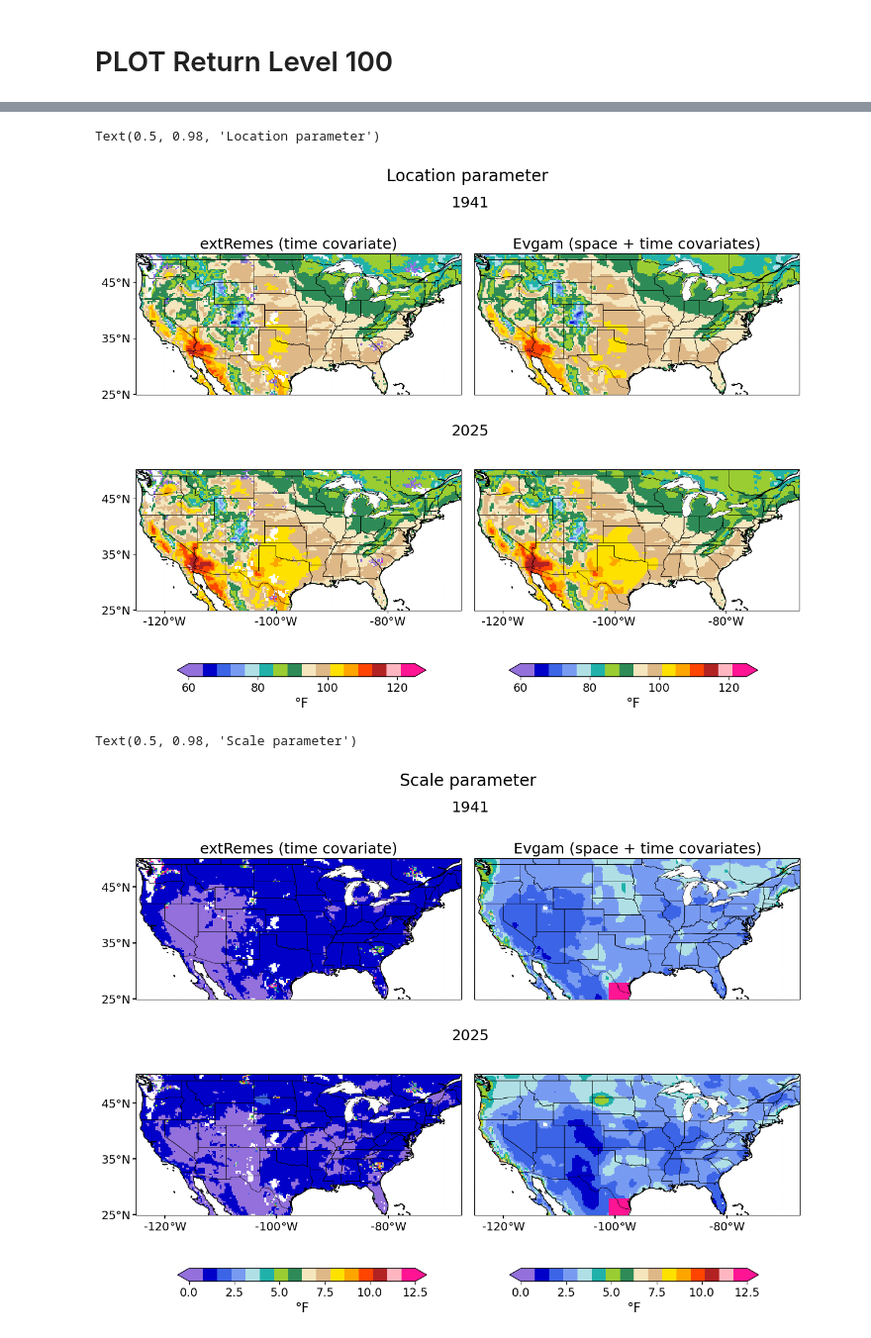
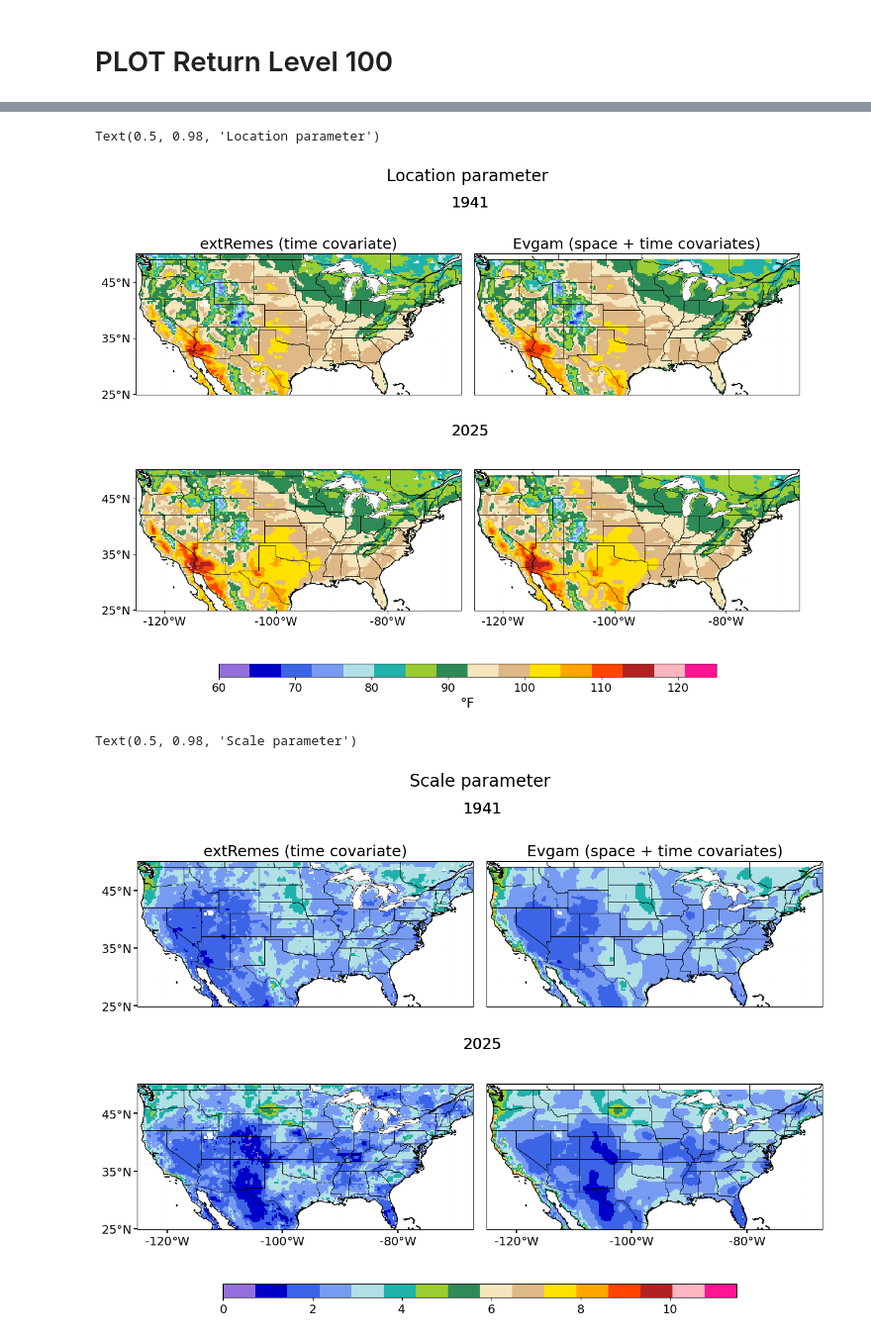
Before and after one commit to GaelleHervieux/TXx, a Jupyter notebook: TXx_CONUS_plots_evgam_extremes_1940-2025.ipynb, the cells around one changed output, grey strips where cells are left out. Shown at 99% size. Saved outputs shown, nothing was run; the diff lists cells and outputs as text; code cells hidden in the pictures.

```diff
--- a/TXx_CONUS_plots_evgam_extremes_1940-2025.ipynb
+++ b/TXx_CONUS_plots_evgam_extremes_1940-2025.ipynb
@@ -134,15 +128,13 @@ Text(0.5, 0.98, 'Return Level 100year')
 # %%
-clevs = np.arange(-20,21,1)
+clevs = np.arange(-15,16,1)
 cmap = plt.get_cmap(cmaps.ncl_default,len(clevs)).copy()
 
 proj=ccrs.PlateCarree()
 fig, ax = plt.subplots(nrows=1,ncols=2,figsize=(14,7),subplot_kw={'projection':proj})
 plt.subplots_adjust(bottom=0.2,left=0.1, right=0.9,top=0.9,hspace=0.04,wspace=0.04)
 ax = ax.flatten()
-ix=0
-cc1 = (Trl100[ix].sel(time=yeare)-Trl100[ix].sel(time=yearb)).plot.pcolormesh(ax=ax[ix],cmap=cmap,vmin=clevs[0],vmax=clevs[-1],add_colorbar=False)
-ix=1
-cc2 = (Trl100[ix].sel(time=yeare)-Trl100[ix].sel(time=yearb)).plot.pcolormesh(ax=ax[ix],cmap=cmap,vmin=clevs[0],vmax=clevs[-1],add_colorbar=False)
+for ix in range(0,2):
+  cc = (Trl100[ix].sel(time=yeare)-Trl100[ix].sel(time=yearb)).plot.pcolormesh(ax=ax[ix],cmap=cmap,vmin=clevs[0],vmax=clevs[-1],add_colorbar=False)
 
 ####
 for ix in range(0,len(ax)):
@@ -165,14 +157,8 @@ for ix in range(0,1,2):
   ax[ix].set_yticklabels([f'{round(ixx)}$\degree$N' for ixx in ax[ix].get_yticks()],size=14)
 #
 #
-ax_cbar = fig.add_axes([0.15, 0.2, 0.3, 0.02])
-cbar=fig.colorbar(cc1,cax=ax_cbar,shrink=0.5,orientation='horizontal',extend='both')
-cbar.ax.tick_params(labelsize=14)
-cbar.set_label(label=units,fontsize=16)
-#
-ax_cbar = fig.add_axes([0.55, 0.2, 0.3, 0.02])
-cbar=fig.colorbar(cc2,cax=ax_cbar,shrink=0.5,orientation='horizontal',extend='both')
-cbar.ax.tick_params(labelsize=14)
+ax_cbar = fig.add_axes([0.2, 0.2, 0.6, 0.02])
+cbar=fig.colorbar(cc,cax=ax_cbar,shrink=0.5,orientation='horizontal')
 cbar.set_label(label=units,fontsize=16)
 plt.suptitle(f'Return Level 100year Difference {yeare} - {yearb}',fontsize=20)
 # %% [output]
@@ -181,18 +167,16 @@ Text(0.5, 0.98, 'Return Level 100year Difference 2025 - 1941')
 # %%
 clevs = np.arange(60,130,5)
 cmap = plt.get_cmap(cmaps.amwg,len(clevs)).copy()
-#cmap.set_extremes(under='plum', over='magenta')
 
 proj=ccrs.PlateCarree()
 fig, ax = plt.subplots(nrows=2,ncols=2,figsize=(14,11),subplot_kw={'projection':proj})
 plt.subplots_adjust(bottom=0.25,left=0.1, right=0.9,top=0.9,hspace=0.04,wspace=0.04)
 ax = ax.flatten()
-cc1 = Tloc[0].sel(time=yearb).plot.pcolormesh(ax=ax[0],cmap=cmap,vmin=clevs[0],vmax=clevs[-1],add_colorbar=False)
-Tloc[1].sel(time=yearb).plot.pcolormesh(ax=ax[1],cmap=cmap,vmin=clevs[0],vmax=clevs[-1],add_colorbar=False)
-Tloc[0].sel(time=yeare).plot.pcolormesh(ax=ax[2],cmap=cmap,vmin=clevs[0],vmax=clevs[-1],add_colorbar=False)
-cc2 = Tloc[1].sel(time=yeare).plot.pcolormesh(ax=ax[3],cmap=cmap,vmin=clevs[0],vmax=clevs[-1],add_colorbar=False)
-fig.text(0.48,0.92,yearb,fontsize=18)
-fig.text(0.48,0.57,yeare,fontsize=18)
+for ix in range(0,2):
+  cc = Tloc[ix].sel(time=yearb).plot.pcolormesh(ax=ax[ix],cmap=cmap,vmin=clevs[0],vmax=clevs[-1],add_colorbar=False)
+  cc = Tloc[ix].sel(time=yeare).plot.pcolormesh(ax=ax[ix+2],cmap=cmap,vmin=clevs[0],vmax=clevs[-1],add_colorbar=False)
+  fig.text(0.48,0.92,yearb,fontsize=18)
+  fig.text(0.48,0.57,yeare,fontsize=18)
   ####
 for ix in range(0,len(ax)):
   grd = ax[ix].gridlines(
@@ -217,72 +201,59 @@ for ix in range(0,3,2):
   ax[ix].set_yticks(ax[ix].get_yticks()[1:-1:2],crs=ccrs.PlateCarree())
   ax[ix].set_yticklabels([f'{round(ixx)}$\degree$N' for ixx in ax[ix].get_yticks()],size=14)
 #
-#
-ax_cbar = fig.add_axes([0.15, 0.2, 0.3, 0.02])
-cbar=fig.colorbar(cc1,cax=ax_cbar,shrink=0.5,orientation='horizontal',extend='both')
-cbar.ax.tick_params(labelsize=14)
-cbar.set_label(label=units,fontsize=16)
-#
-ax_cbar = fig.add_axes([0.55, 0.2, 0.3, 0.02])
-cbar=fig.colorbar(cc2,cax=ax_cbar,shrink=0.5,orientation='horizontal',extend='both')
+ax_cbar = fig.add_axes([0.2, 0.2, 0.6, 0.02])
+cbar=fig.colorbar(cc,cax=ax_cbar,shrink=0.5,orientation='horizontal')
 cbar.ax.tick_params(labelsize=14)
 cbar.set_label(label=units,fontsize=16)
 #
 plt.suptitle(f'Location parameter',fontsize=20)
 # %% [output]
 Text(0.5, 0.98, 'Location parameter')
-[figure, old version]
+[figure, new version]
 # %%
-clevs = np.arange(0,13,.5)
+clevs = np.arange(0,12,.5)
 cmap = plt.get_cmap(cmaps.amwg,len(clevs)).copy()
-
 
 proj=ccrs.PlateCarree()
 fig, ax = plt.subplots(nrows=2,ncols=2,figsize=(14,11),subplot_kw={'projection':proj})
 plt.subplots_adjust(bottom=0.25,left=0.1, right=0.9,top=0.9,hspace=0.04,wspace=0.04)
 ax = ax.flatten()
-cc1 = Tscale[0].sel(time=yearb).plot.pcolormesh(ax=ax[0],cmap=cmap,vmin=clevs[0],vmax=clevs[-1],add_colorbar=False)
-Tscale[1].sel(time=yearb).plot.pcolormesh(ax=ax[1],cmap=cmap,vmin=clevs[0],vmax=clevs[-1],add_colorbar=False)
-Tscale[0].sel(time=yeare).plot.pcolormesh(ax=ax[2],cmap=cmap,vmin=clevs[0],vmax=clevs[-1],add_colorbar=False)
-cc2 = Tscale[1].sel(time=yeare).plot.pcolormesh(ax=ax[3],cmap=cmap,vmin=clevs[0],vmax=clevs[-1],add_colorbar=False)
-fig.text(0.48,0.92,yearb,fontsize=18)
-fig.text(0.48,0.57,yeare,fontsize=18)
+for ix in range(0,2):
+  cc = Tscale[ix].sel(time=yearb).plot.pcolormesh(ax=ax[ix],cmap=cmap,vmin=clevs[0],vmax=clevs[-1],add_colorbar=False)
+  cc = Tscale[ix].sel(time=yeare).plot.pcolormesh(ax=ax[ix+2],cmap=cmap,vmin=clevs[0],vmax=clevs[-1],add_colorbar=False)
+  fig.text(0.48,0.92,yearb,fontsize=18)
+  fig.text(0.48,0.57,yeare,fontsize=18)
+  ####
 for ix in range(0,len(ax)):
   grd = ax[ix].gridlines(
     draw_labels=False,
     color='gray', alpha=0.01, linestyle='--')
 
   ax[ix].set_xlabel('')
   ax[ix].set_ylabel('')
   ax[ix].add_feature(state_borders,zorder=100,linewidth=0.4,edgecolor='k')
   ax[ix].tick_params(axis='both',direction='out',width=1.5,length=4)
   ax[ix].add_feature(state_borders,zorder=100,edgecolor='k',linewidth=0.15)
   ax[ix].coastlines()
   if ix >=len(ax)-2:
     ax[ix].set_xticks(ax[ix].get_xticks()[1:-1:2],crs=ccrs.PlateCarree())
     ax[ix].set_xticklabels([f'{round(ixx)}$\degree$W' for ixx in ax[ix].get_xticks()],size=14)
     ax[ix].set_title('',fontsize=18)
   elif ix <=1:
     ax[ix].set_title(f'{Tlabels[ix]}',fontsize=18)
   else:
     ax[ix].set_title('',fontsize=18)
 for ix in range(0,3,2):
   ax[ix].set_yticks(ax[ix].get_yticks()[1:-1:2],crs=ccrs.PlateCarree())
   ax[ix].set_yticklabels([f'{round(ixx)}$\degree$N' for ixx in ax[ix].get_yticks()],size=14)
 #
-#
-ax_cbar = fig.add_axes([0.15, 0.2, 0.3, 0.02])
-cbar=fig.colorbar(cc1,cax=ax_cbar,shrink=0.5,orientation='horizontal',extend='both')
-cbar.ax.tick_params(labelsize=14)
-cbar.set_label(label='',fontsize=16)
-#
-ax_cbar = fig.add_axes([0.55, 0.2, 0.3, 0.02])
-cbar=fig.colorbar(cc2,cax=ax_cbar,shrink=0.5,orientation='horizontal',extend='both')
+ax_cbar = fig.add_axes([0.2, 0.2, 0.6, 0.02])
+cbar=fig.colorbar(cc,cax=ax_cbar,shrink=0.5,orientation='horizontal')
 cbar.ax.tick_params(labelsize=14)
 cbar.set_label(label='',fontsize=16)
 #
 plt.suptitle(f'Scale parameter',fontsize=20)
 # %% [output]
 Text(0.5, 0.98, 'Scale parameter')
-[figure, old version]
+[figure, new version]
 # %%
```
Also changed, not shown: parts of 4 cells of this notebook.
